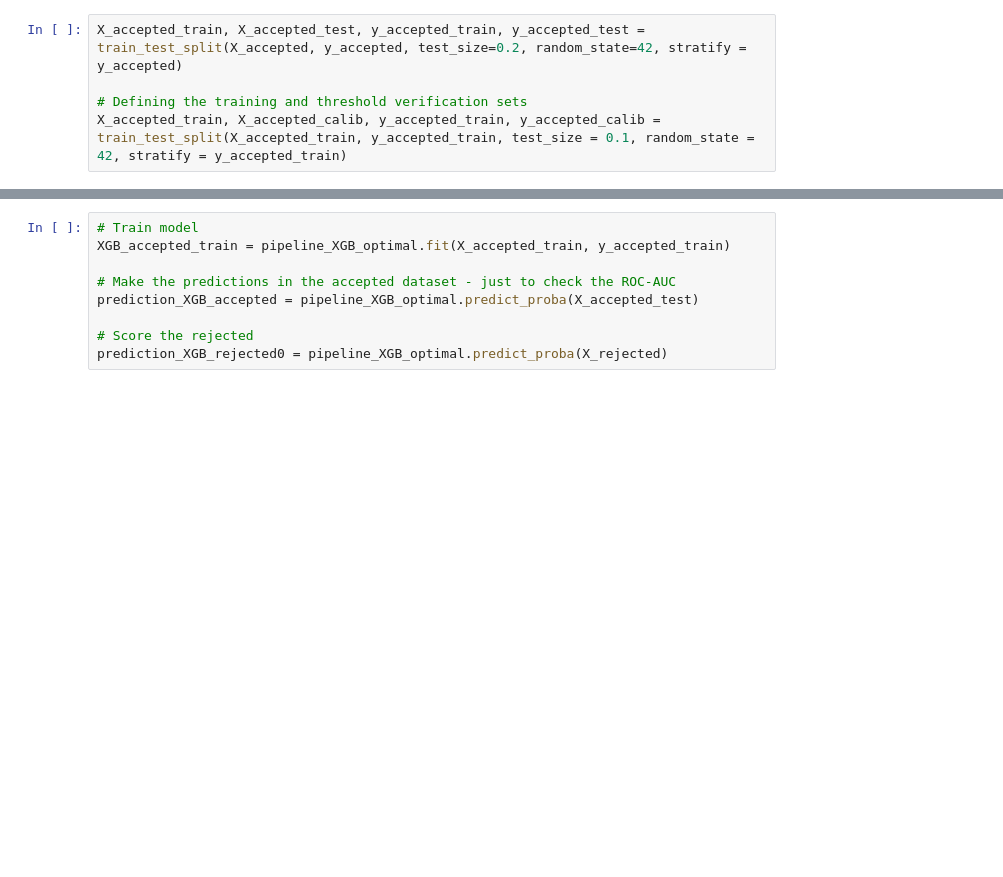
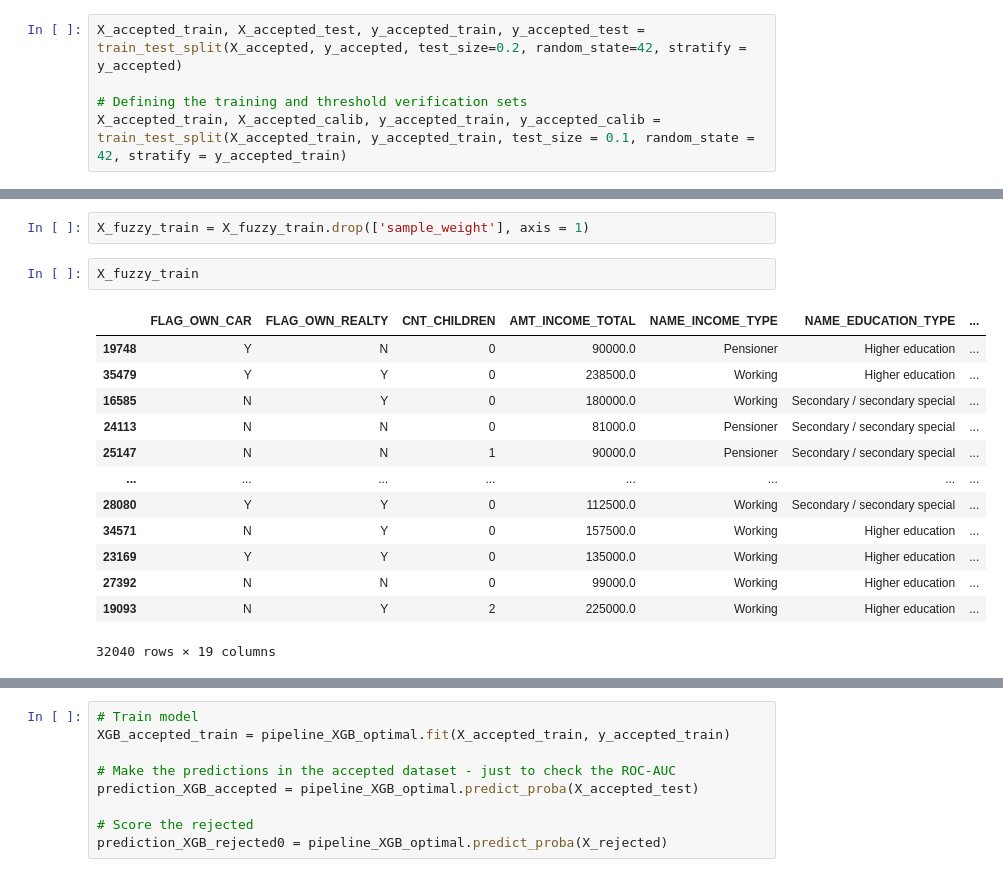
Before and after one commit to BrunoOGoes/DSPortifolio, a Jupyter notebook: P1-Credit card risk analysis/P1-Credit-card-risk-analysis.ipynb, the cells around one changed output, grey strips where cells are left out. Drawn from its saved outputs; the diff is of its cells as text; blank space fills up the shorter version.

```diff
--- a/P1-Credit card risk analysis/P1-Credit-card-risk-analysis.ipynb
+++ b/P1-Credit card risk analysis/P1-Credit-card-risk-analysis.ipynb
@@ -1524,0 +1725,18 @@ X_accepted_train, X_accepted_calib, y_accepted_train, y_accepted_calib = train_t
+# %%
+X_fuzzy_train = X_fuzzy_train.drop(['sample_weight'], axis = 1)
+# %%
+X_fuzzy_train
+# %% [output]
+|  | FLAG_OWN_CAR | FLAG_OWN_REALTY | CNT_CHILDREN | AMT_INCOME_TOTAL | NAME_INCOME_TYPE | NAME_EDUCATION_TYPE | ... |
+| 19748 | Y | N | 0 | 90000.0 | Pensioner | Higher education | ... |
+| 35479 | Y | Y | 0 | 238500.0 | Working | Higher education | ... |
+| 16585 | N | Y | 0 | 180000.0 | Working | Secondary / secondary special | ... |
+| 24113 | N | N | 0 | 81000.0 | Pensioner | Secondary / secondary special | ... |
+| 25147 | N | N | 1 | 90000.0 | Pensioner | Secondary / secondary special | ... |
+| ... | ... | ... | ... | ... | ... | ... | ... |
+| 28080 | Y | Y | 0 | 112500.0 | Working | Secondary / secondary special | ... |
+| 34571 | N | Y | 0 | 157500.0 | Working | Higher education | ... |
+| 23169 | Y | Y | 0 | 135000.0 | Working | Higher education | ... |
+| 27392 | N | N | 0 | 99000.0 | Working | Higher education | ... |
+| 19093 | N | Y | 2 | 225000.0 | Working | Higher education | ... |
+32040 rows × 19 columns
```
Also changed, not shown: parts of 43 cells of this notebook, 6 other files.
